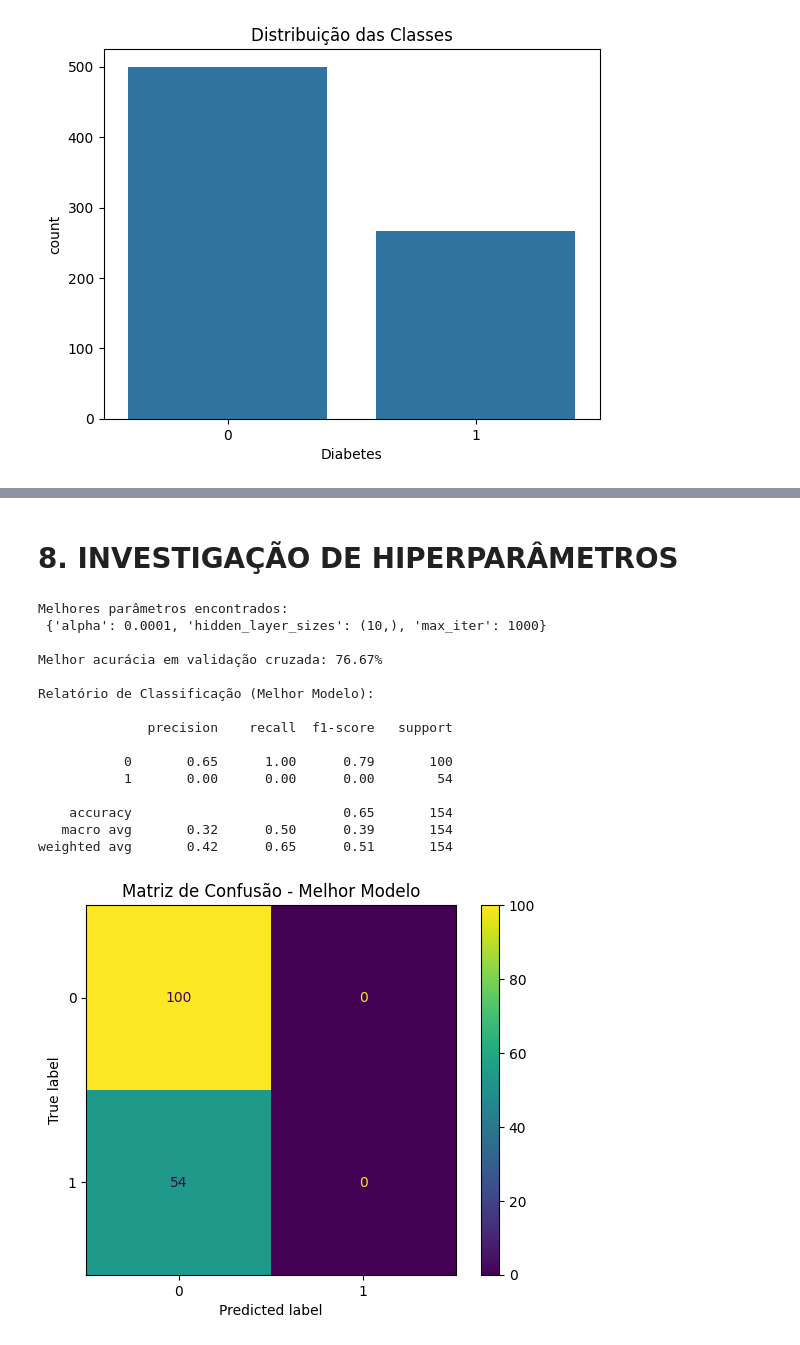
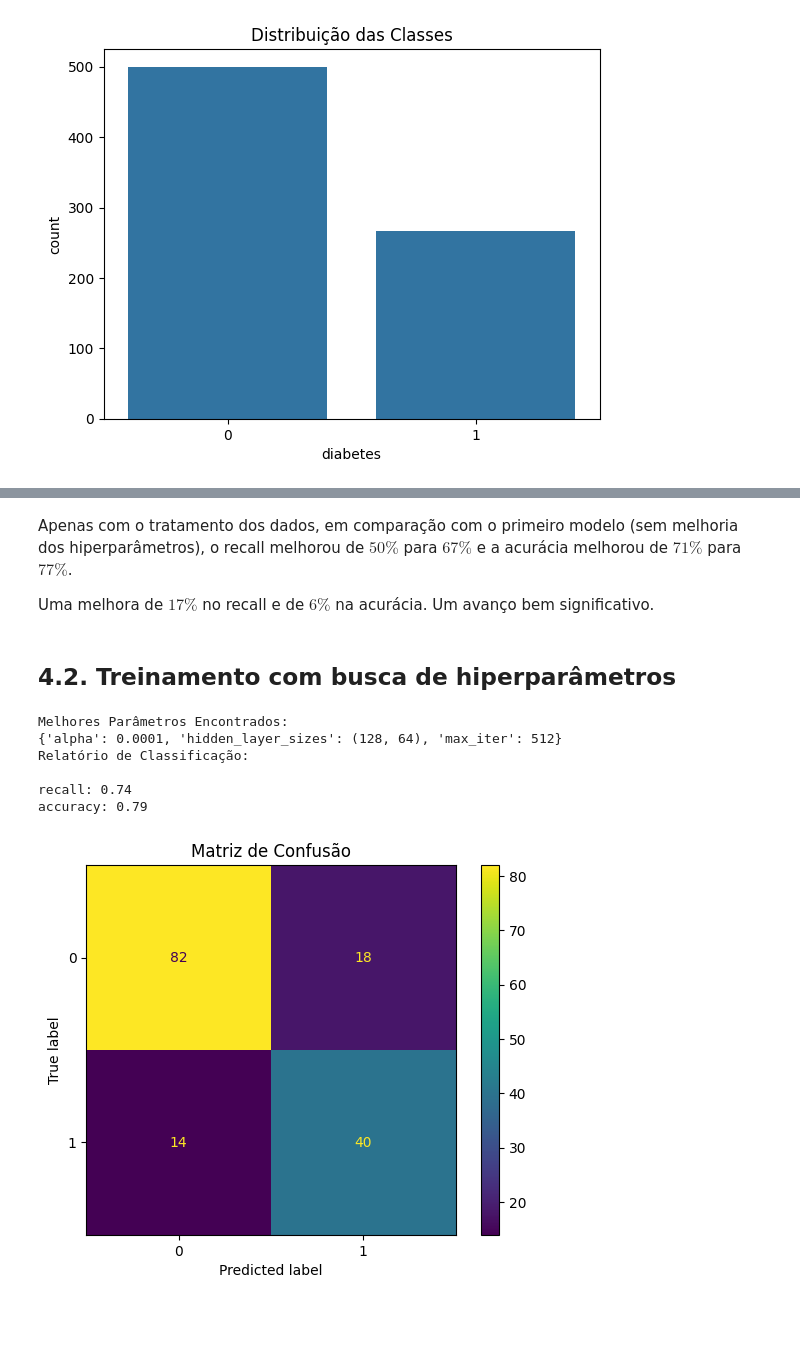
Before and after one commit to patrickpiresdev/data_science_uerj, a Jupyter notebook: redes_neurais/MLP.ipynb, the cells around one changed output, grey strips where cells are left out. Cells and saved outputs as stored; diff of their text form; code cells hidden in the pictures; blank space fills up the shorter version.

Commit message:
melhorando trabalho de MLP

```diff
--- a/redes_neurais/MLP.ipynb
+++ b/redes_neurais/MLP.ipynb
@@ -38,7 +68,0 @@ df.head()
-# %%
-# Substituir zeros por NaN em colunas onde zero não faz sentido
-cols_with_missing = ['Glucose', 'BloodPressure', 'SkinThickness', 'Insulin', 'BMI']
-df[cols_with_missing] = df[cols_with_missing].replace(0, np.nan)
-
-# Preencher com a mediana
-df[cols_with_missing] = df[cols_with_missing].fillna(df[cols_with_missing].median())
@@ -55,3 +222,10 @@ plt.show()
 # %%
-X = df.drop('Diabetes', axis=1)
-y = df['Diabetes']
+X = df_filled.drop('diabetes', axis=1)
+y = df_filled['diabetes']
+
+scaler = StandardScaler()
+X_scaled = scaler.fit_transform(X)
+
+X_train, X_test, y_train, y_test = train_test_split(
+    X_scaled, y, test_size=0.2, random_state=42, stratify=y
+)
@@ -95,0 +234,7 @@ weighted avg       0.42      0.65      0.51       154
+# %%
+
+mlp = MLPClassifier(random_state=42)
+mlp.fit(X_train, y_train)
+y_pred = mlp.predict(X_test)
+
+report(mlp, X_test, y_test, y_pred)
@@ -96,47 +247,36 @@ weighted avg       0.42      0.65      0.51       154
+# %% [markdown]
+Apenas com o tratamento dos dados, em comparação com o primeiro modelo (sem melhoria dos hiperparâmetros), o recall melhorou de $50\%$ para $67\%$ e a acurácia melhorou de $71\%$ para $77\%$.
+
+Uma melhora de $17\%$ no recall e de $6\%$ na acurácia. Um avanço bem significativo.
 # %% [markdown]
-# 8. INVESTIGAÇÃO DE HIPERPARÂMETROS
+## 4.2. Treinamento com busca de hiperparâmetros
 # %%
 param_grid = {
-    'hidden_layer_sizes': [(10,), (50,), (100,), (50, 50), (100, 50), (100, 100)],
+    'hidden_layer_sizes': [(16,), (64,), (128,), (64, 64), (128, 64), (128, 128)],
     'alpha': [0.0001, 0.001],
-    'max_iter': [500, 1000]
+    'max_iter': [512, 1024]
 }
 
 grid = GridSearchCV(
     MLPClassifier(random_state=42),
     param_grid,
     cv=5,
-    scoring='accuracy',
+    scoring=scorer,
     n_jobs=-1
 )
 
 grid.fit(X_train, y_train)
+y_best = grid.predict(X_test)
 
-print("Melhores parâmetros encontrados:\n", grid.best_params_)
-print("\nMelhor acurácia em validação cruzada: {:.2f}%".format(grid.best_score_ * 100))
+print("\nMelhores Parâmetros Encontrados:")
+print(grid.best_params_)
 
-# Avaliação final no conjunto de teste
-y_best = grid.predict(X_test)
-print("\nRelatório de Classificação (Melhor Modelo):\n")
-print(classification_report(y_test, y_best))
-
-ConfusionMatrixDisplay.from_estimator(grid.best_estimator_, X_test, y_test)
-plt.title("Matriz de Confusão - Melhor Modelo")
-plt.show()
+report(grid.best_estimator_, X_test, y_test, y_best)
 # %% [output]
-Melhores parâmetros encontrados:
- {'alpha': 0.0001, 'hidden_layer_sizes': (10,), 'max_iter': 1000}
+Melhores Parâmetros Encontrados:
+{'alpha': 0.0001, 'hidden_layer_sizes': (128, 64), 'max_iter': 512}
+Relatório de Classificação:
 
-Melhor acurácia em validação cruzada: 76.67%
-
-Relatório de Classificação (Melhor Modelo):
-
-              precision    recall  f1-score   support
-
-           0       0.65      1.00      0.79       100
-           1       0.00      0.00      0.00        54
-
-    accuracy                           0.65       154
-   macro avg       0.32      0.50      0.39       154
-weighted avg       0.42      0.65      0.51       154
+recall: 0.74
+accuracy: 0.79
-[figure, old version]
+[figure, new version]
```
Also changed, not shown: parts of 36 cells of this notebook, 1 other file.
